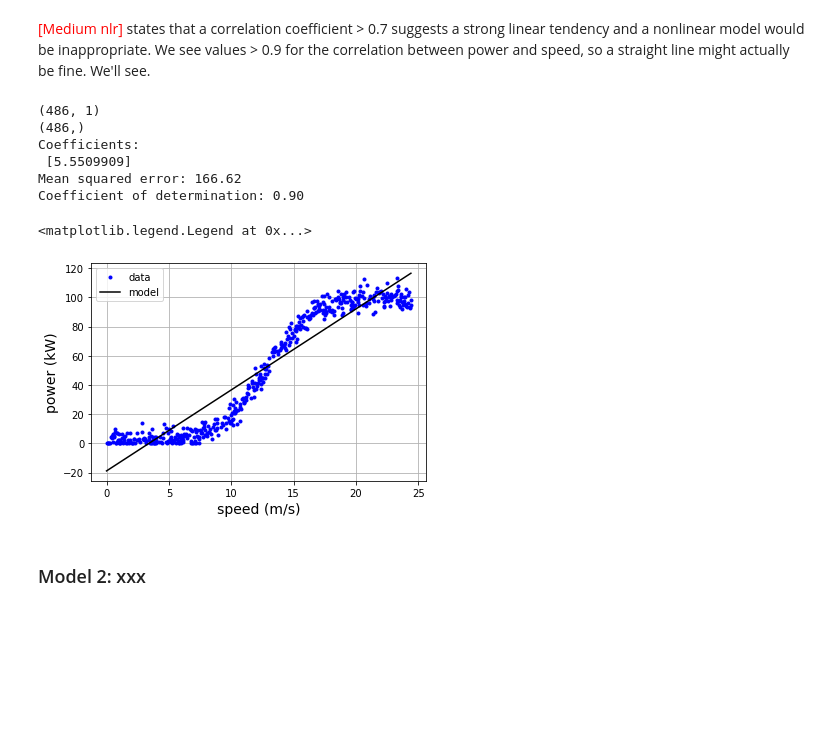
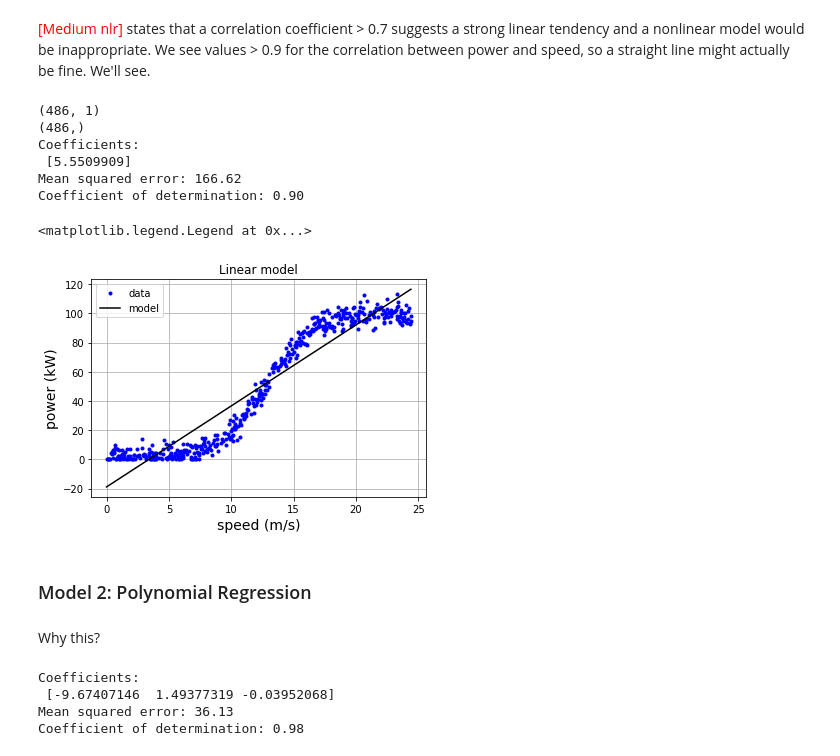
Before and after one commit to elizabethdaly/project-machine-learning, a Jupyter notebook: project-machine-learning.ipynb, the cells around one changed output. Cells and saved outputs as stored; diff of their text form; code cells hidden in the pictures; blank space fills up the shorter version.

Commit message:
Quick try of poly regression using scikit. Order = 3 good

```diff
--- a/project-machine-learning.ipynb
+++ b/project-machine-learning.ipynb
@@ -225,33 +225,60 @@ print(y.shape)
 # Train the model using the training sets
 reg.fit(X, y)
 
 # Make predictions using the testing set
 y_pred = reg.predict(X)
 
 # The coefficients
 print('Coefficients: \n', reg.coef_)
 
 # The mean squared error
 print('Mean squared error: %.2f' % mean_squared_error(y, y_pred))
 
 # The coefficient of determination: 1 is perfect prediction
 print('Coefficient of determination: %.2f' % r2_score(y, y_pred))
 
 # Inspect the fit
 plt.plot(df['speed'], df['power'],  '.b', label="data")
 plt.plot(df['speed'], y_pred, 'k-', label="model")
 plt.xlabel('speed (m/s)', fontsize='14')
 plt.ylabel('power (kW)', fontsize='14')
+plt.title("Linear model")
 plt.grid()
 plt.legend()
 # %% [output]
 (486, 1)
 (486,)
 Coefficients:
  [5.5509909]
 Mean squared error: 166.62
 Coefficient of determination: 0.90
 <matplotlib.legend.Legend at 0x...>
-[figure, old version]
+[figure, new version]
 # %% [markdown]
-### Model 2: xxx
+### Model 2: Polynomial Regression
+# %% [markdown]
+Why this?
+# %%
+from sklearn.preprocessing import PolynomialFeatures
+
+# Try polynomial order 3
+poly_features = PolynomialFeatures(degree=3, include_bias=False)
+X_poly = poly_features.fit_transform(X)
+
+regP = linear_model.LinearRegression()
+regP.fit(X_poly, y)
+y_predP = regP.predict(X_poly)
+
+# The coefficients
+print('Coefficients: \n', regP.coef_)
+
+# The mean squared error
+print('Mean squared error: %.2f' % mean_squared_error(y, y_predP))
+
+# The coefficient of determination: 1 is perfect prediction
+print('Coefficient of determination: %.2f' % r2_score(y, y_predP))
+# %% [output]
+Coefficients:
+ [-9.67407146  1.49377319 -0.03952068]
+Mean squared error: 36.13
+Coefficient of determination: 0.98
```
Also changed, not shown: parts of 6 cells of this notebook.
